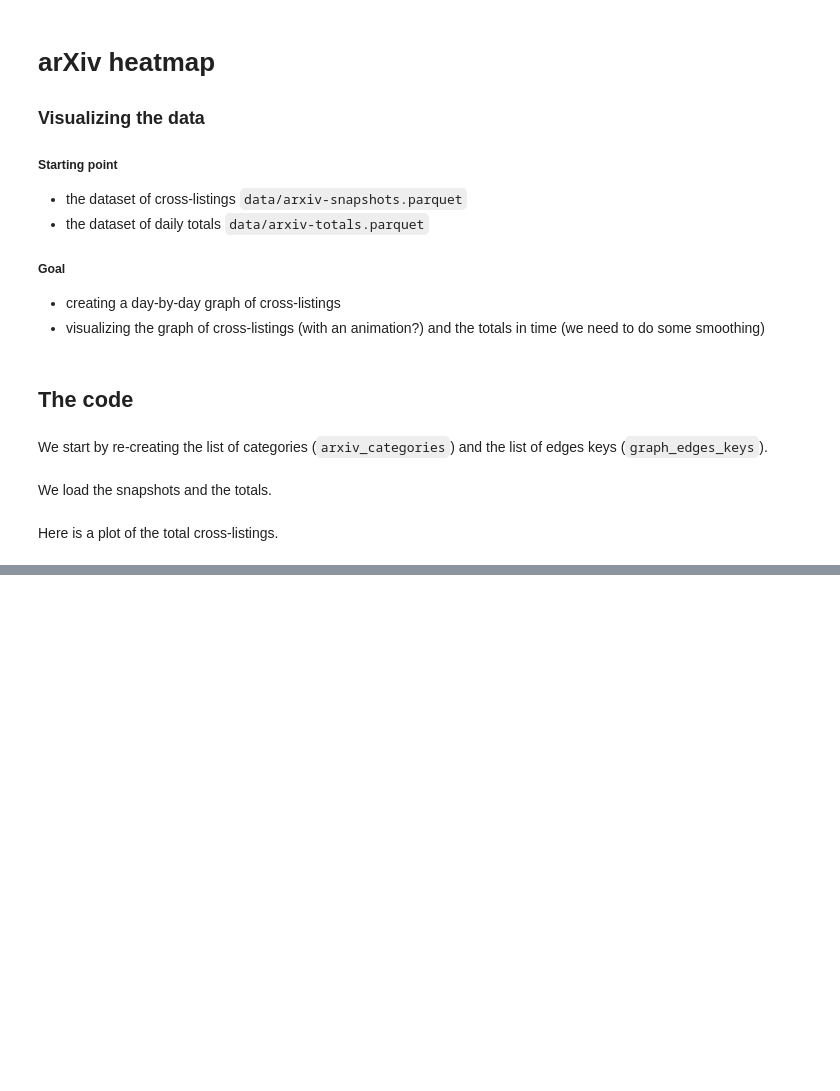
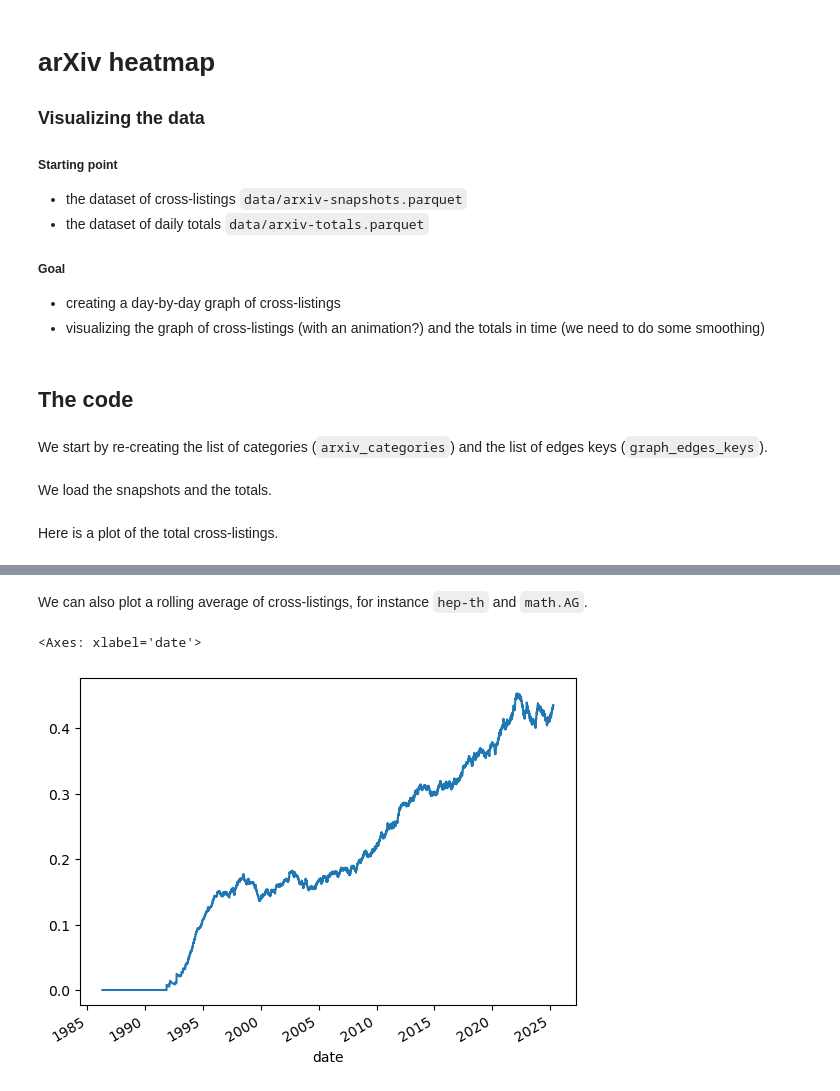
Before and after one commit to albesianor/arxiv-heatmap, a Jupyter notebook: notes/visualizing.ipynb, the cells around one changed output, grey strips where cells are left out. Saved outputs shown, nothing was run; the diff lists cells and outputs as text; code cells hidden in the pictures; blank space fills up the shorter version.

Commit message:
Add moving average plot for sample category

```diff
--- a/notes/visualizing.ipynb
+++ b/notes/visualizing.ipynb
@@ -58,0 +57,7 @@ divide by zero encountered in log10
+# %% [markdown]
+We can also plot a rolling average of cross-listings, for instance `hep-th` and `math.AG`.
+# %%
+arxiv_snapshots['hep-th', 'math.AG'].rolling('1000d').mean().plot()
+# %% [output]
+<Axes: xlabel='date'>
+[figure, added]
```
Also changed, not shown: parts of 1 cell of this notebook.
